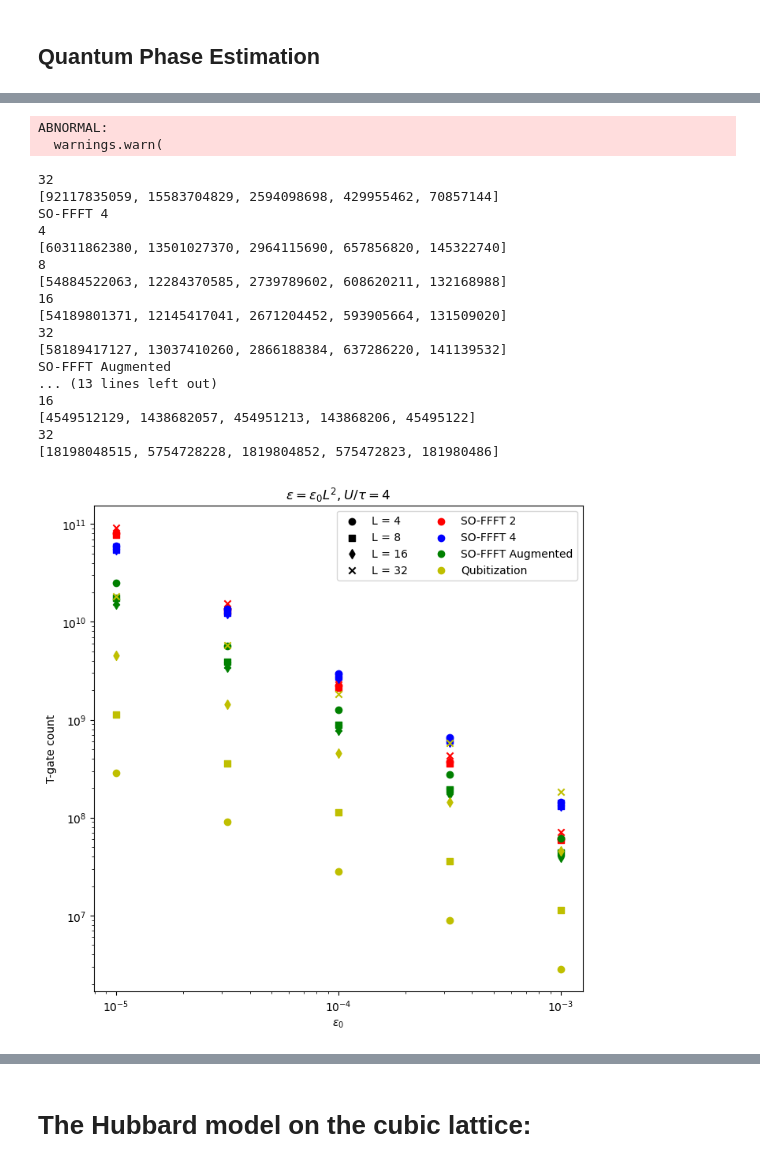
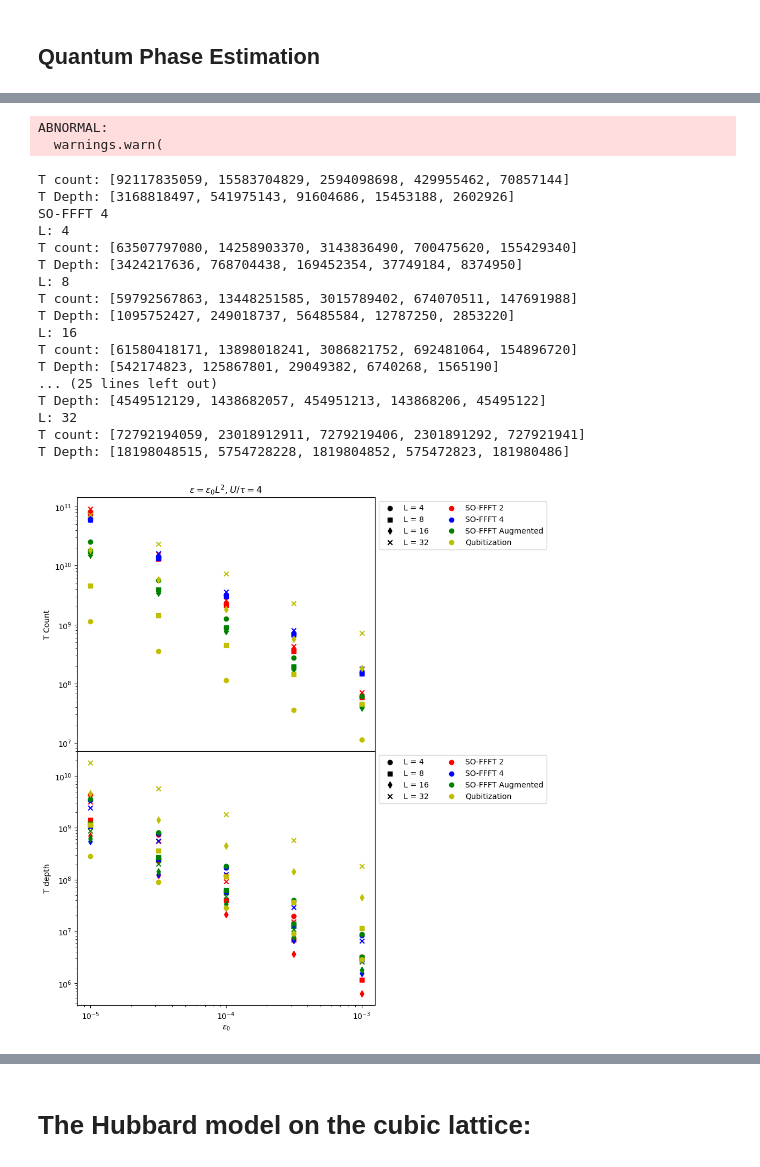
Before and after one commit to BjornTCC/lie-trotterization, a Jupyter notebook: split_FFFT.ipynb, the cells around one changed output, grey strips where cells are left out. Cells and saved outputs as stored; diff of their text form; code cells hidden in the pictures.

```diff
--- a/split_FFFT.ipynb
+++ b/split_FFFT.ipynb
@@ -8,6 +8,7 @@ from src.resource_estimates.gate_costs.FFFT import FFFT
 from src.resource_estimates.gate_costs.interactions import ShiftedOccupationPair
 from src.resource_estimates.gate_costs.hubbard_commutators import SpinSymmetricMixedControlledHappa, SpinSymmetricMixedControlledKappa
 from src.resource_estimates.gate_costs.hamming_weight_phasing import HWPGate
+from src.resource_estimates.gate_costs.parallelized_gate import ParallelizedResourceGate
 
 from src.hubbard_models.split_operator_error_coefficients import (
     plaquette_second_order_split_operator_error_coefficient,
@@ -19,6 +20,8 @@ from src.hubbard_models.split_operator_error_coefficients import (
 
 from src.resource_estimates.hamiltonian_simulation import hamiltonian_simulation_cost
 from src.resource_estimates.quantum_phase_estimation import adaptive_phase_estimation_resources
+
+figsz = (7, 12)
 # %%
 tau = 1
 U = 4
@@ -229,26 +250,31 @@ colors = ['r', 'b', 'g' ,"y"]
 marker_styles = ['o', 's', 'd', 'x']
 comp_strats = ["SO-FFFT 2", "SO-FFFT 4", "SO-FFFT Augmented", "Qubitization"]
 
-fig, ax = plt.subplots(figsize = (8, 8))
+fig, (ax_c, ax_d) = plt.subplots(2,1, figsize = figsz, sharex = True)
+fig.subplots_adjust(wspace=0, hspace=0)
+ax_c.set_title(rf"$\varepsilon = \varepsilon_0L^2, U / \tau = {U}$")
+ax_d.set_xlabel(rf"$\varepsilon_0$")
 
-for L, marker in zip(Ls, marker_styles):
-    ax.scatter([],[], c = "k", marker = marker, label = f"L = {L}")
-for strat, color in zip(comp_strats, colors):
-    ax.scatter([],[], c = color, marker = "o", label = strat)
+for ax, lab in zip([ax_c, ax_d], ["T Count", "T depth"]):
+    for L, marker in zip(Ls, marker_styles):
+        ax.scatter([],[], c = "k", marker = marker, label = f"L = {L}")
+    for strat, color in zip(comp_strats, colors):
+        ax.scatter([],[], c = color, marker = "o", label = strat)
 
-ax.set_xscale("log")
-ax.set_yscale("log")
-ax.legend(ncol = 2)
-ax.set_xlabel(rf"$\varepsilon_0$")
-ax.set_ylabel(f"T-gate count")
-ax.legend(ncol = 2)
-ax.set_title(rf"$\varepsilon = \varepsilon_0L^2, U / \tau = {U}$")
+    ax.set_xscale("log")
+    ax.set_yscale("log")
+    ax.legend(ncol = 2, loc = "upper left", bbox_to_anchor = (1.0,1.0))
+    ax.set_ylabel(lab)
 
 for gate_gen, color, comp_strat in zip(gate_gens_2 + ["_"], colors, comp_strats):
     print(comp_strat)
     for L, marker_style in zip(Ls, marker_styles):
+        print("L:", L)
         if comp_strat == "Qubitization":
-            ys = [qubitization_t_count(e * L**2, L**2) for e in eps_list]
+            ys_c = [qubitization_t_count(e * L**2, L**2) for e in eps_list]
+            ys_d = [qubitization_t_depth(e * L**2, L**2) for e in eps_list]
+            ax_c.scatter(eps_list, ys_c, marker = marker_style, c = color)
+            ax_d.scatter(eps_list, ys_d, marker = marker_style, c = color)
         else:
             t_gates, u_gates = gate_gen(int(np.log2(L)), D)
             dcts = [adaptive_phase_estimation_resources(
@@ -261,9 +287,11 @@ for gate_gen, color, comp_strat in zip(gate_gens_2 + ["_"], colors, comp_strats)
             )
                 for e in eps_list
                    ]
-            ys = [dict_to_t_count(d) for d in dcts]
-        print(L)
-        print(ys)
-        ax.scatter(eps_list, ys, marker = marker_style, c = color)
+            ys_c = [dict_to_t_count(d) for d in dcts]
+            ax_c.scatter(eps_list, ys_c, marker = marker_style, c = color)
+            ys_d = [dict_to_t_depth(d) for d in dcts]
+            ax_d.scatter(eps_list, ys_d, marker = marker_style, c = color)
+        print("T count:", ys_c)
+        print("T Depth:", ys_d)
 # %% [output]
 SO-FFFT 2
@@ -276,23 +308,23 @@ SO-FFFT 2
 ABNORMAL:
   warnings.warn(
-32
-[92117835059, 15583704829, 2594098698, 429955462, 70857144]
+T count: [92117835059, 15583704829, 2594098698, 429955462, 70857144]
+T Depth: [3168818497, 541975143, 91604686, 15453188, 2602926]
 SO-FFFT 4
-4
-[60311862380, 13501027370, 2964115690, 657856820, 145322740]
-8
-[54884522063, 12284370585, 2739789602, 608620211, 132168988]
-16
-[54189801371, 12145417041, 2671204452, 593905664, 131509020]
-32
-[58189417127, 13037410260, 2866188384, 637286220, 141139532]
-SO-FFFT Augmented
-... (13 lines left out)
-16
-[4549512129, 1438682057, 454951213, 143868206, 45495122]
-32
-[18198048515, 5754728228, 1819804852, 575472823, 181980486]
+L: 4
+T count: [63507797080, 14258903370, 3143836490, 700475620, 155429340]
+T Depth: [3424217636, 768704438, 169452354, 37749184, 8374950]
+L: 8
+T count: [59792567863, 13448251585, 3015789402, 674070511, 147691988]
+T Depth: [1095752427, 249018737, 56485584, 12787250, 2853220]
+L: 16
+T count: [61580418171, 13898018241, 3086821752, 692481064, 154896720]
+T Depth: [542174823, 125867801, 29049382, 6740268, 1565190]
+... (25 lines left out)
+T Depth: [4549512129, 1438682057, 454951213, 143868206, 45495122]
+L: 32
+T count: [72792194059, 23018912911, 7279219406, 2301891292, 727921941]
+T Depth: [18198048515, 5754728228, 1819804852, 575472823, 181980486]
-[figure, old version]
+[figure, new version]
 # %%
 logeps_list = np.linspace(-4, -1, 5)
 eps_list = np.pow(10, logeps_list)
```
Also changed, not shown: parts of 9 cells of this notebook, 5 other files.
